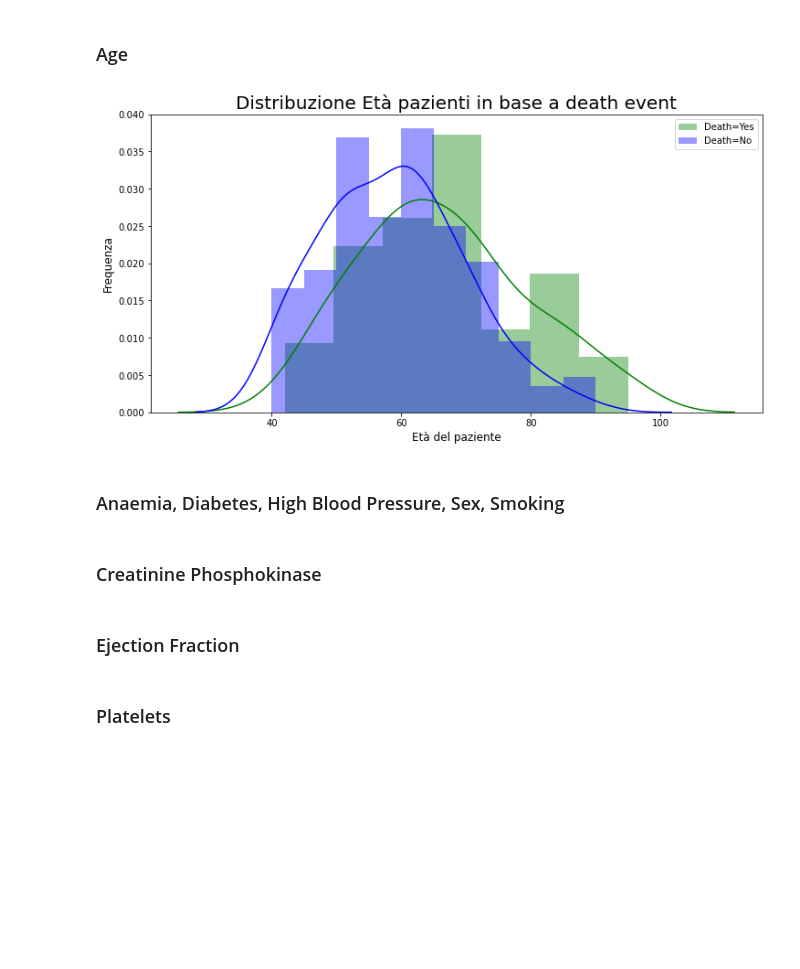
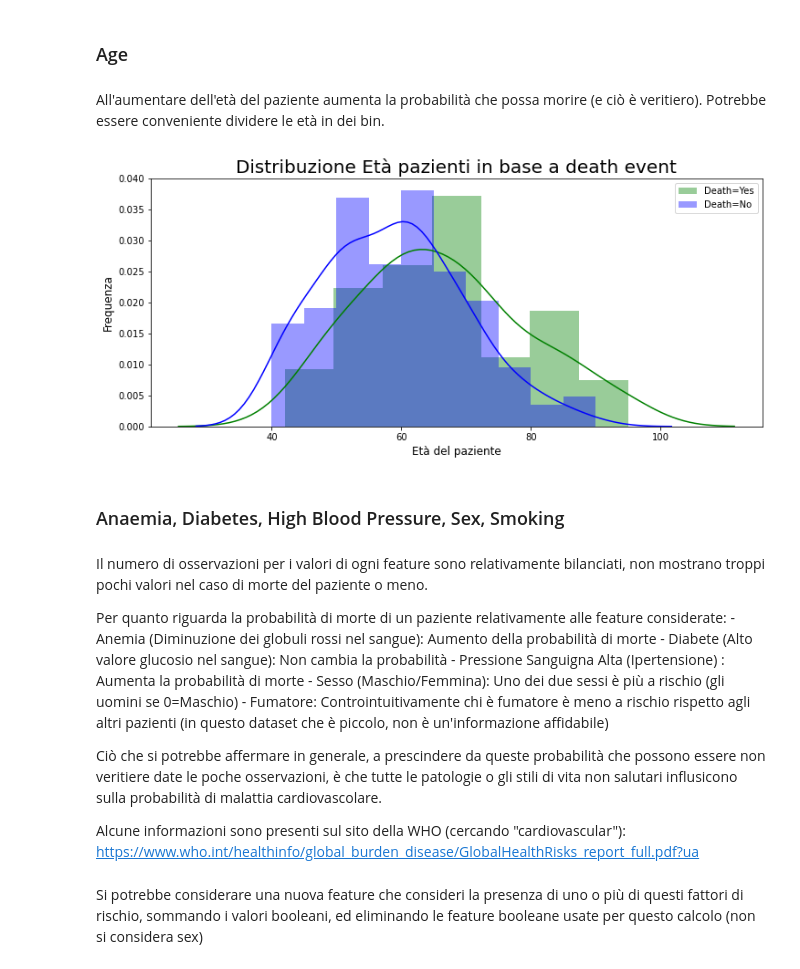
Before and after one commit to ale-pavel/exam-challenge-heart-disease, a Jupyter notebook: Challenge-Heart-Disease_preparation.ipynb, the cells around one changed output. Drawn from its saved outputs; the diff is of its cells as text; code cells hidden in the pictures; blank space fills up the shorter version.

Commit message:
Analyzed all features in preparation, Optimized LogisticRegression (tried)
- New feature 'risk_factor': sum of boolean columns
- Tried RandomForest for comparison 87.5% accuracy

```diff
--- a/Challenge-Heart-Disease_preparation.ipynb
+++ b/Challenge-Heart-Disease_preparation.ipynb
@@ -116,20 +125,31 @@ In questo caso il dataset è piccolo, ed esistono tecniche (come lo SMOTE) per p
 # %% [markdown]
 ### Age
+# %% [markdown]
+All'aumentare dell'età del paziente aumenta la probabilità che possa morire (e ciò è veritiero). Potrebbe essere conveniente dividere le età in dei bin.
 # %%
-fig = plt.figure(figsize=(12,6))
+fig = plt.figure(figsize=(12,5))
 axis = sns.distplot(patients.loc[(patients['DEATH_EVENT'] == 1),'age'] , color='g', label='Death=Yes')
 axis = sns.distplot(patients.loc[(patients['DEATH_EVENT'] == 0),'age'] , color='b', label='Death=No')
 plt.title('Distribuzione Età pazienti in base a death event', fontsize = 20)
 plt.legend()
 plt.xlabel("Età del paziente", fontsize = 12)
 plt.ylabel('Frequenza', fontsize = 12);
 # %% [output]
-[figure, old version]
+[figure, new version]
 # %% [markdown]
 ### Anaemia, Diabetes, High Blood Pressure, Sex, Smoking
-# %% [markdown]
-### Creatinine Phosphokinase
-# %% [markdown]
-### Ejection Fraction
-# %% [markdown]
-### Platelets
+# %% [markdown]
+Il numero di osservazioni per i valori di ogni feature sono relativamente bilanciati, non mostrano troppi pochi valori nel caso di morte del paziente o meno.
+
+Per quanto riguarda la probabilità di morte di un paziente relativamente alle feature considerate:
+    - Anemia (Diminuzione dei globuli rossi nel sangue): Aumento della probabilità di morte
+    - Diabete (Alto valore glucosio nel sangue): Non cambia la probabilità
+    - Pressione Sanguigna Alta (Ipertensione) : Aumenta la probabilità di morte
+    - Sesso (Maschio/Femmina): Uno dei due sessi è più a rischio (gli uomini se 0=Maschio)
+    - Fumatore: Controintuitivamente chi è fumatore è meno a rischio rispetto agli altri pazienti (in questo dataset che è piccolo, non è un'informazione affidabile)
+
+Ciò che si potrebbe affermare in generale, a prescindere da queste probabilità che possono essere non veritiere date le poche osservazioni, è che tutte le patologie o gli stili di vita non salutari influsicono sulla probabilità di malattia cardiovascolare.
+
+Alcune informazioni sono presenti sul sito della WHO (cercando "cardiovascular"): https://www.who.int/healthinfo/global_burden_disease/GlobalHealthRisks_report_full.pdf?ua
+# %% [markdown]
+Si potrebbe considerare una nuova feature che consideri la presenza di uno o più di questi fattori di rischio, sommando i valori booleani, ed eliminando le feature booleane usate per questo calcolo (non si considera sex)
```
Also changed, not shown: parts of 24 cells of this notebook, 1 other file.
